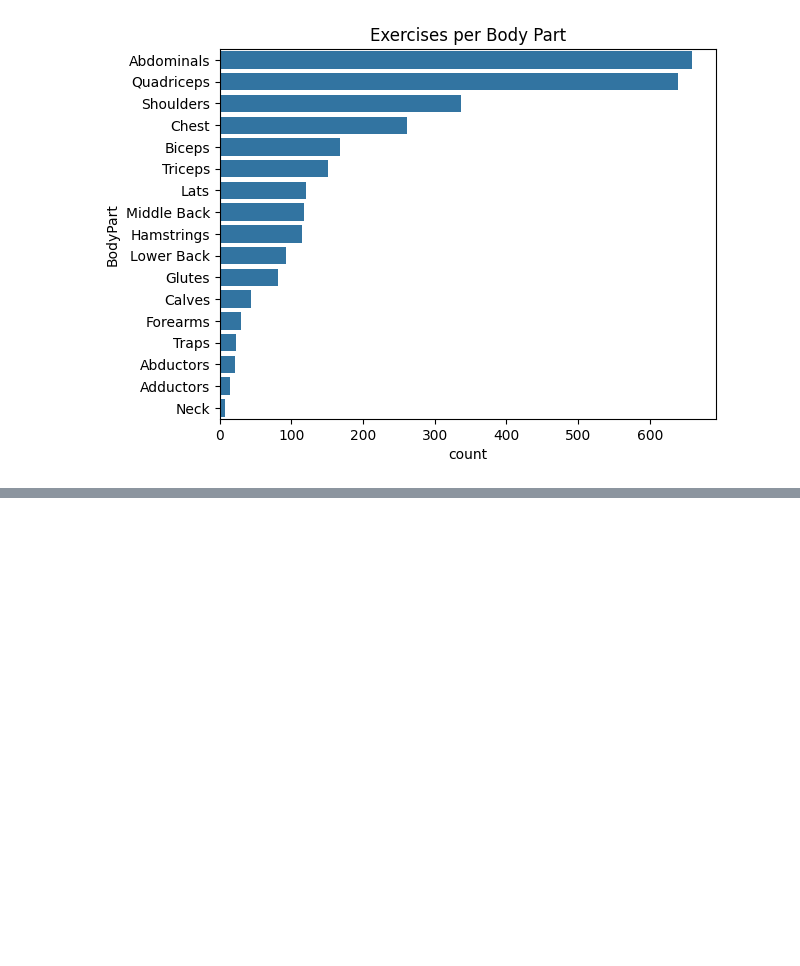
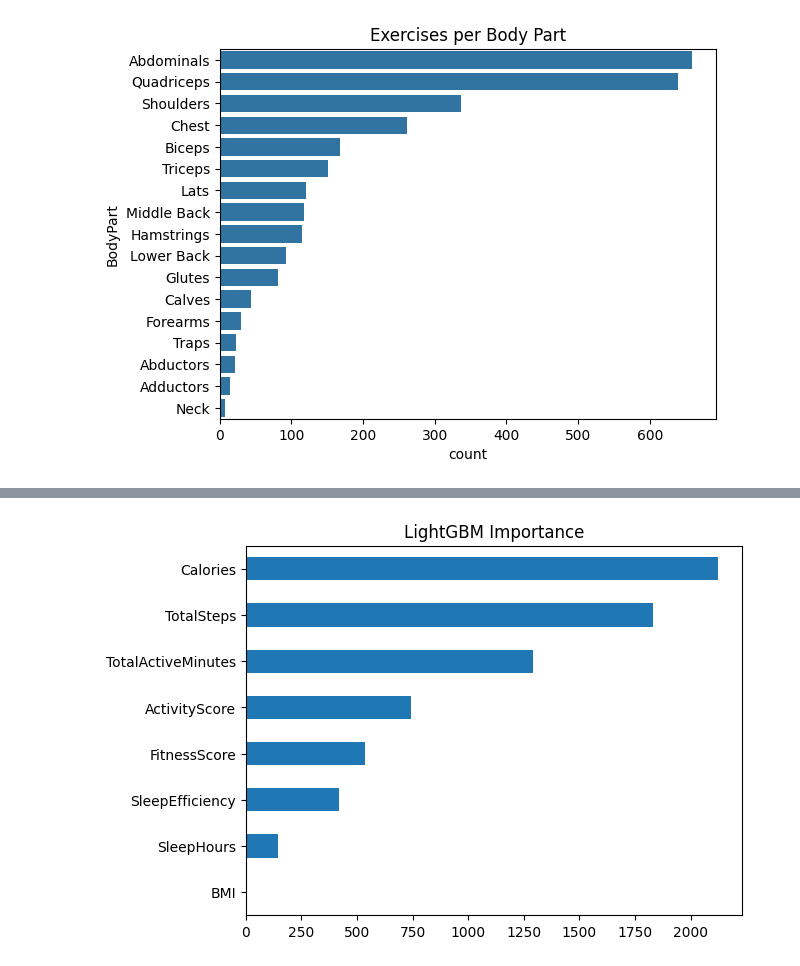
Before and after one commit to raikashifali11/Machine-Learning-Project, a Jupyter notebook: personalized-workout-recommendation.ipynb, the cells around one changed output, grey strips where cells are left out. Cells and saved outputs as stored; diff of their text form; code cells hidden in the pictures; blank space fills up the shorter version.

```diff
--- a/personalized-workout-recommendation.ipynb
+++ b/personalized-workout-recommendation.ipynb
@@ -723,0 +863,18 @@ plt.show()
+# %%
+# LightGBM
+import logging
+
+# 1. Disable the standard python logging for LightGBM
+logger = logging.getLogger('lightgbm')
+logger.setLevel(logging.ERROR)
+
+# 2. Set verbosity to -1
+lgb = LGBMClassifier(verbosity=-1)
+lgb.fit(X_train, y_train)
+
+
+lgb_importance = pd.Series(lgb.feature_importances_, index=features)
+lgb_importance.sort_values().plot(kind='barh', title="LightGBM Importance")
+plt.show()
+# %% [output]
+[figure, added]
```
Also changed, not shown: parts of 38 cells of this notebook.
